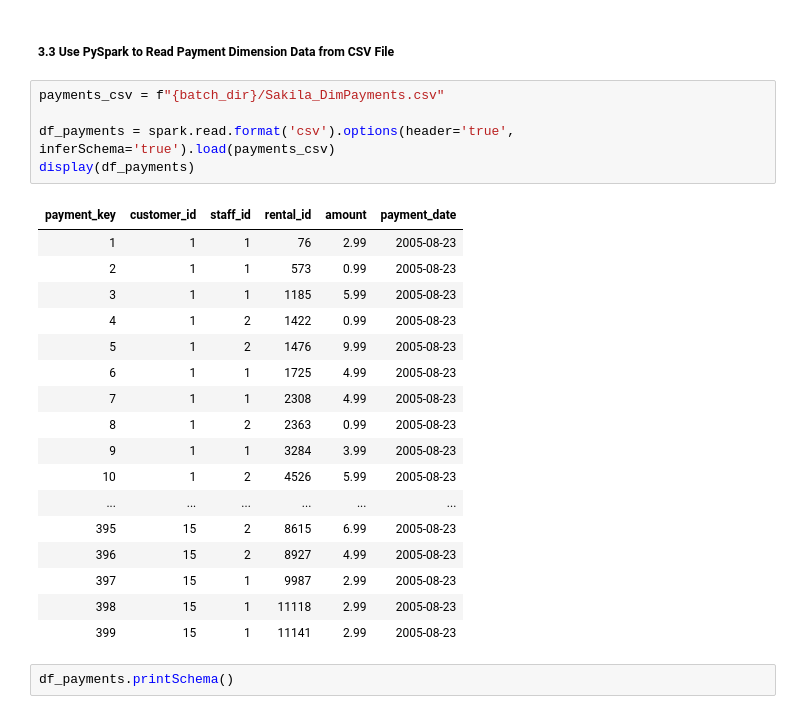
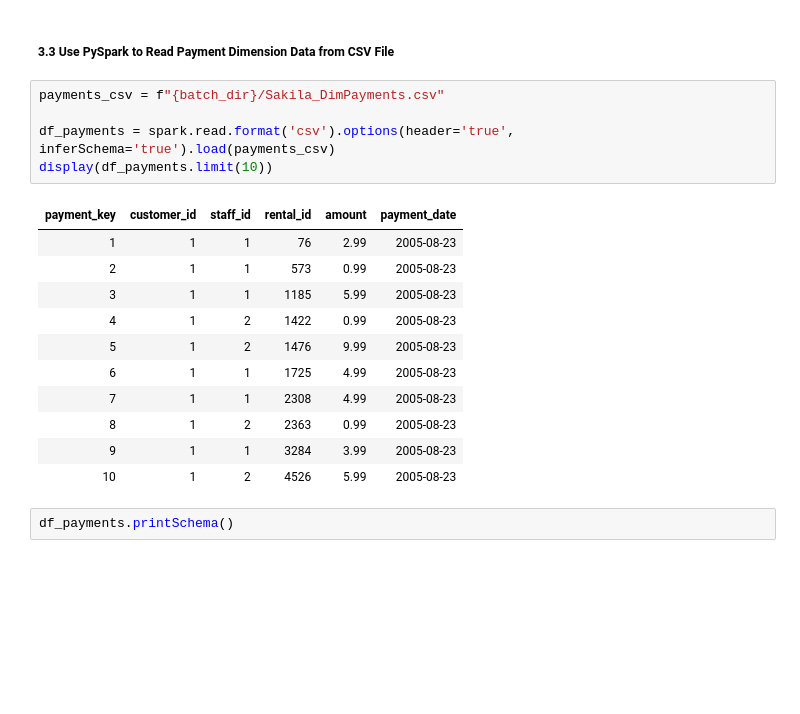
Before and after one commit to ecm8yu/DS2002---Capstone---ecm8yu, a Jupyter notebook: MassarelliEva-Capstone.ipynb, the cells around one changed output. Drawn from its saved outputs; the diff is of its cells as text; blank space fills up the shorter version.

```diff
--- a/MassarelliEva-Capstone.ipynb
+++ b/MassarelliEva-Capstone.ipynb
@@ -586,26 +575,20 @@ SELECT * FROM sakila_dlh.dim_inventory LIMIT 5;
 # %%
 payments_csv = f"{batch_dir}/Sakila_DimPayments.csv"
 
 df_payments = spark.read.format('csv').options(header='true', inferSchema='true').load(payments_csv)
-display(df_payments)
+display(df_payments.limit(10))
 # %% [output]
 | payment_key | customer_id | staff_id | rental_id | amount | payment_date |
 | 1 | 1 | 1 | 76 | 2.99 | 2005-08-23 |
 | 2 | 1 | 1 | 573 | 0.99 | 2005-08-23 |
 | 3 | 1 | 1 | 1185 | 5.99 | 2005-08-23 |
 | 4 | 1 | 2 | 1422 | 0.99 | 2005-08-23 |
 | 5 | 1 | 2 | 1476 | 9.99 | 2005-08-23 |
 | 6 | 1 | 1 | 1725 | 4.99 | 2005-08-23 |
 | 7 | 1 | 1 | 2308 | 4.99 | 2005-08-23 |
 | 8 | 1 | 2 | 2363 | 0.99 | 2005-08-23 |
 | 9 | 1 | 1 | 3284 | 3.99 | 2005-08-23 |
 | 10 | 1 | 2 | 4526 | 5.99 | 2005-08-23 |
-| ... | ... | ... | ... | ... | ... |
-| 395 | 15 | 2 | 8615 | 6.99 | 2005-08-23 |
-| 396 | 15 | 2 | 8927 | 4.99 | 2005-08-23 |
-| 397 | 15 | 1 | 9987 | 2.99 | 2005-08-23 |
-| 398 | 15 | 1 | 11118 | 2.99 | 2005-08-23 |
-| 399 | 15 | 1 | 11141 | 2.99 | 2005-08-23 |
 # %%
 df_payments.printSchema()
 # %% [output]
```
Also changed, not shown: parts of 9 cells of this notebook.
